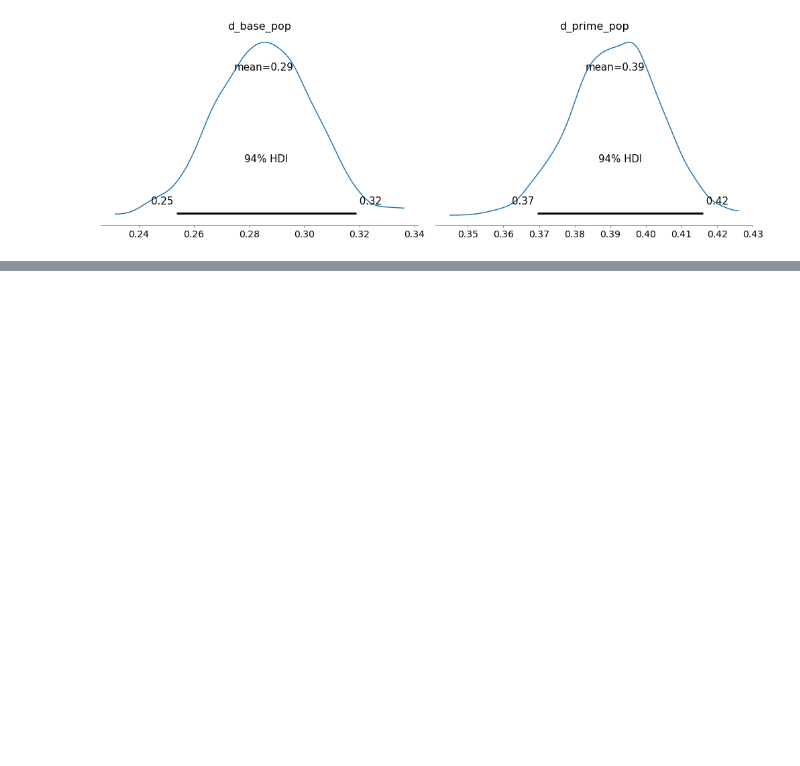
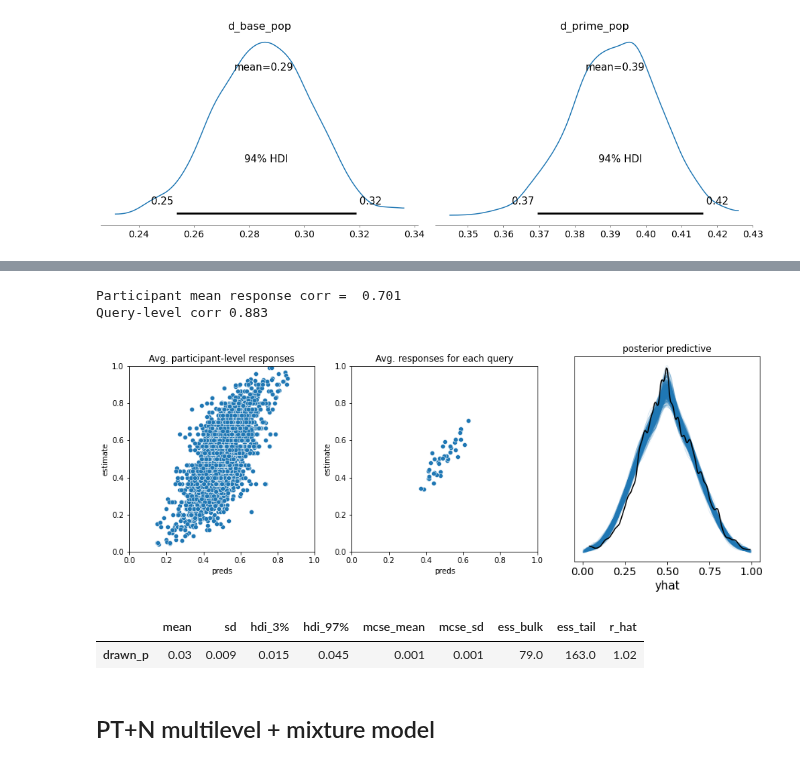
Before and after one commit to derekpowell/bayesian-sampler, a Jupyter notebook: bsampler-numpyro-exp2.ipynb, the cells around one changed output, grey strips where cells are left out. Drawn from its saved outputs; the diff is of its cells as text; code cells hidden in the pictures; blank space fills up the shorter version.

Commit message:
added mixture to avg q-level models in exp2

```diff
--- a/bsampler-numpyro-exp2.ipynb
+++ b/bsampler-numpyro-exp2.ipynb
@@ -428,0 +488,13 @@ array([<AxesSubplot:title={'center':'d_base_pop'}>,
+# %%
+kernel = DiscreteHMCGibbs(NUTS(bayesian_sampler_complex_mlm_mix, target_accept_prob=.90), modified=True)
+mcmc_bs_mlm_mix = MCMC(kernel, 500, 500, num_chains=2)
+
+mcmc_bs_mlm_mix.run(random.PRNGKey(0), X_data, y_data)
+
+
+# mcmc_bs_mlm_mix = MCMC(NUTS(bayesian_sampler_complex_mlm_mix, target_accept_prob=.90), # need the higher prob and more samples to get good rhats
+#                num_warmup=2_000,
+#                num_samples=2_000,
+#                num_chains=2)
+
+# mcmc_bs_mlm_mix.run(random.PRNGKey(0), X_data, y_data)
@@ -428,0 +503,15 @@ array([<AxesSubplot:title={'center':'d_base_pop'}>,
+# %%
+az_data_bs_mlm_mix = make_arviz_data(mcmc_bs_mlm_mix, bayesian_sampler_complex_mlm_mix, X_data) # see model_helpers.py
+plot_model_preds(df, az_data_bs_mlm_mix)
+# %% [output]
+Participant mean response corr =  0.701
+Query-level corr 0.883
+[figure, added]
+# %%
+az.summary(az_data_bs_mlm_mix, var_names="drawn_p")
+# ?az.summary
+# %% [output]
+|  | mean | sd | hdi_3% | hdi_97% | mcse_mean | mcse_sd | ess_bulk | ess_tail | r_hat |
+| drawn_p | 0.03 | 0.009 | 0.015 | 0.045 | 0.001 | 0.001 | 79.0 | 163.0 | 1.02 |
+# %% [markdown]
+## PT+N multilevel + mixture model
```
Also changed, not shown: parts of 13 cells of this notebook, 5 other files.
